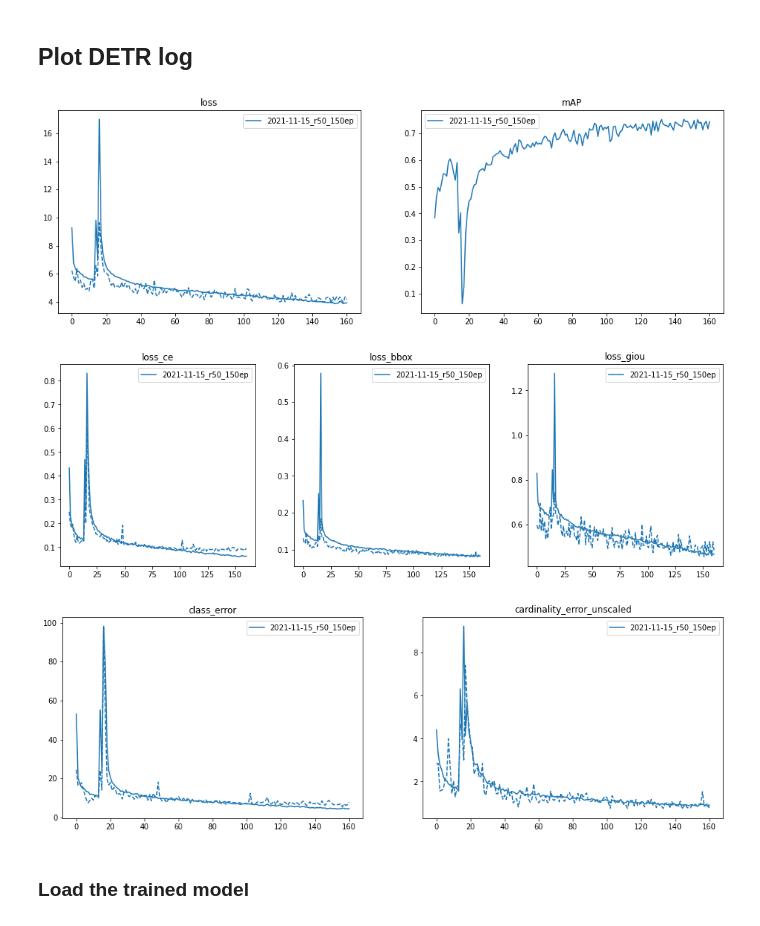
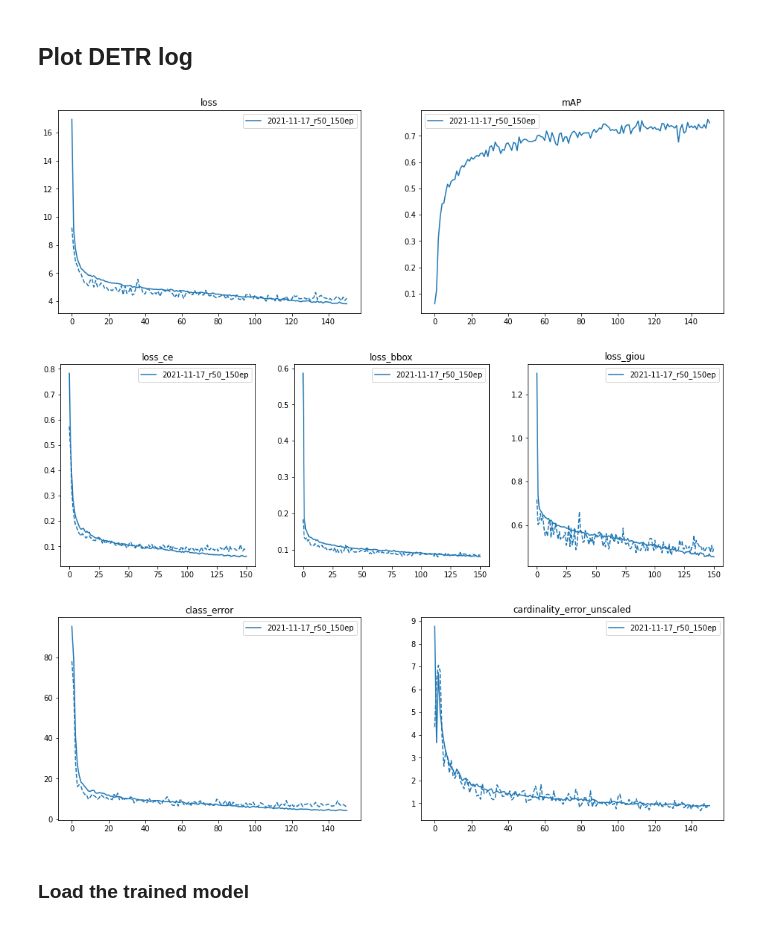
Before and after one commit to SKA-INAF/detr, a Jupyter notebook: plot_logs_and_inference.ipynb, the cells around one changed output. Cells and saved outputs as stored; diff of their text form; code cells hidden in the pictures.

```diff
--- a/plot_logs_and_inference.ipynb
+++ b/plot_logs_and_inference.ipynb
@@ -7,6 +11,7 @@ from pathlib import Path
 import torchvision
 from notebook_utils import *
 # %%
-log_directory = [Path('2021-11-15_r50_150ep')]
-weight_path = log_directory[0] / Path('best.pth')
+log_directory = Path('pretrained/radiogalaxy/2021-11-17_r50_150ep')
+log_directory_list = [log_directory]
+weight_path = log_directory / Path('checkpoint0149.pth')
 # %%
@@ -21,10 +25,10 @@ fields_of_interest = (
     'mAP',
     )
 
-plot_logs(log_directory,
+plot_logs(log_directory_list,
           fields_of_interest)
 # %% [output]
-[figure, old version]
+[figure, new version]
 # %%
 fields_of_interest = (
     'loss_ce',
@@ -32,20 +36,20 @@ fields_of_interest = (
     'loss_giou',
     )
 
-plot_logs(log_directory,
+plot_logs(log_directory_list,
           fields_of_interest)
 # %% [output]
-[figure, old version]
+[figure, new version]
 # %%
 fields_of_interest = (
     'class_error',
     'cardinality_error_unscaled',
     )
 
-plot_logs(log_directory,
+plot_logs(log_directory_list,
           fields_of_interest)
 # %% [output]
-[figure, old version]
+[figure, new version]
 # %% [markdown]
 ### Load the trained model
 # %%
```
Also changed, not shown: parts of 14 cells of this notebook, 2 other files.
